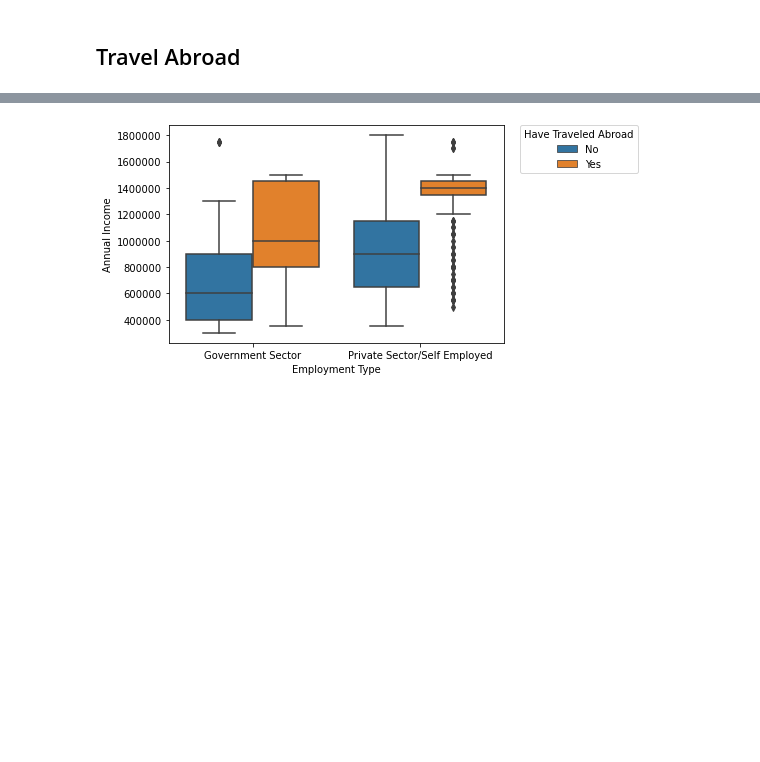
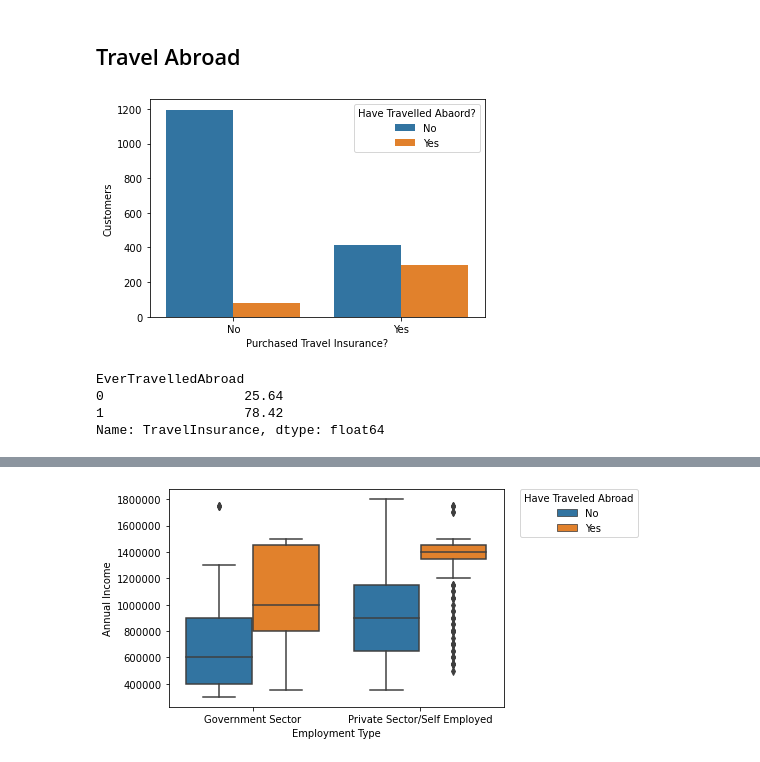
Before and after one commit to teruki-i/travel_insurance_case_study, a Jupyter notebook: travel_insurance_customers.ipynb, the cells around one changed output, grey strips where cells are left out. Drawn from its saved outputs; the diff is of its cells as text; code cells hidden in the pictures; blank space fills up the shorter version.

```diff
--- a/travel_insurance_customers.ipynb
+++ b/travel_insurance_customers.ipynb
@@ -369,3 +393,18 @@ plt.show()
 # %% [markdown]
 ## Travel Abroad
+# %%
+sns.countplot(x="TravelInsurance", hue="EverTravelledAbroad", data=df)
+plt.ylabel("Customers")
+plt.xlabel("Purchased Travel Insurance?")
+plt.legend(title="Have Travelled Abaord?")
+plt.show()
+# %% [output]
+[figure, added]
+# %%
+df_transf.groupby("EverTravelledAbroad")["TravelInsurance"].mean()*100
+# %% [output]
+EverTravelledAbroad
+0                  25.64
+1                  78.42
+Name: TravelInsurance, dtype: float64
 # %%
```
Also changed, not shown: parts of 30 cells of this notebook.
